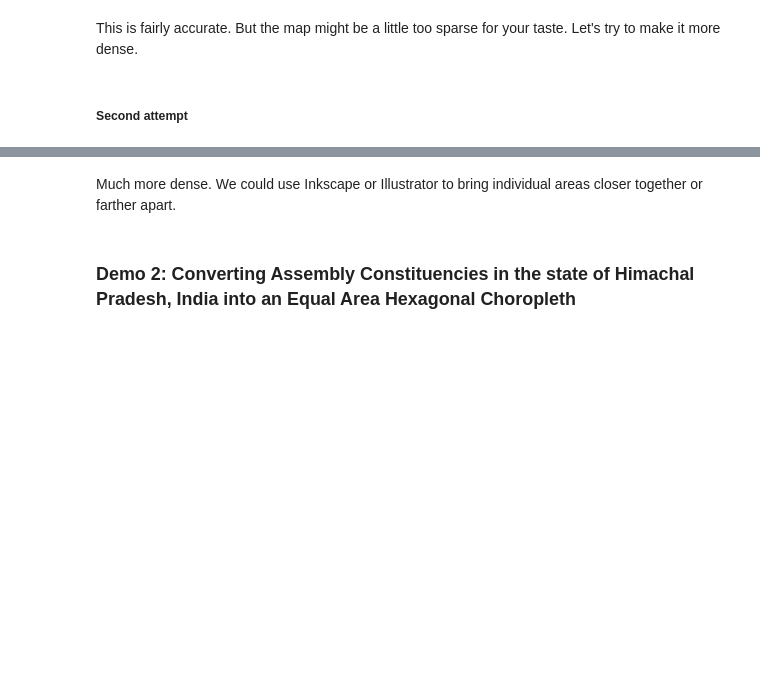
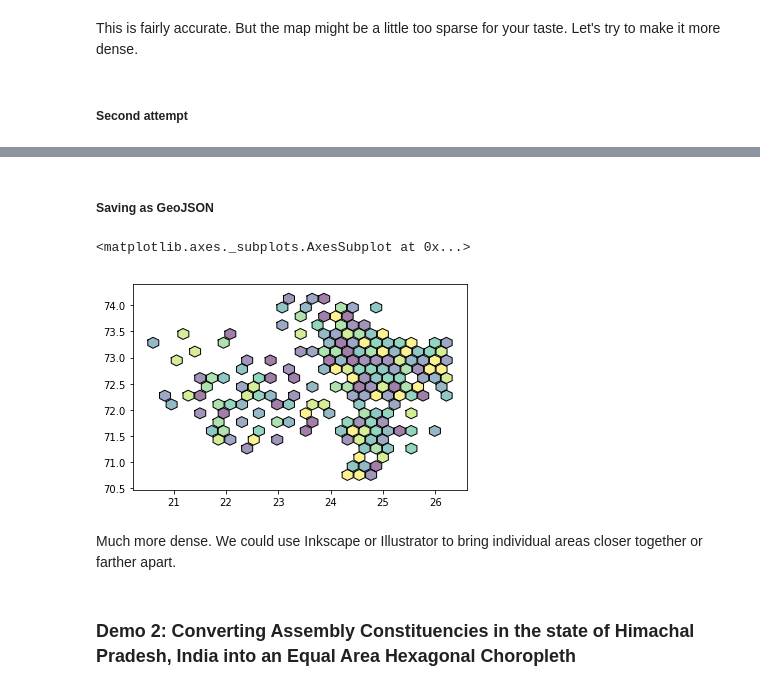
Before and after one commit to LokiTechnologies/EqualAreaCartogram, a Jupyter notebook: Demo.ipynb, the cells around one changed output, grey strips where cells are left out. Saved outputs shown, nothing was run; the diff lists cells and outputs as text; code cells hidden in the pictures; blank space fills up the shorter version.

Commit message:
enabled GeoJSON exports

```diff
--- a/Demo.ipynb
+++ b/Demo.ipynb
@@ -33,3 +46,5 @@ cart = Cartogram("sample_data/gujarat.json", #input filepath
 cart.make_hex_svg("sample_output/gujarat_dense.svg", show=True)
 # %% [output]
 [drawing not drawn]
+# %% [markdown]
+##### Saving as GeoJSON
@@ -36,3 +57,8 @@ cart.make_hex_svg("sample_output/gujarat_dense.svg", show=True)
+# %%
+gdf.read_file("sample_output/gujarat_dense.geojson").plot()
+# %% [output]
+<matplotlib.axes._subplots.AxesSubplot at 0x...>
+[figure, added]
 # %% [markdown]
 Much more dense. We could use Inkscape or Illustrator to bring individual areas closer together or farther apart.
 # %% [markdown]
```
Also changed, not shown: parts of 5 cells of this notebook, 3 other files.
